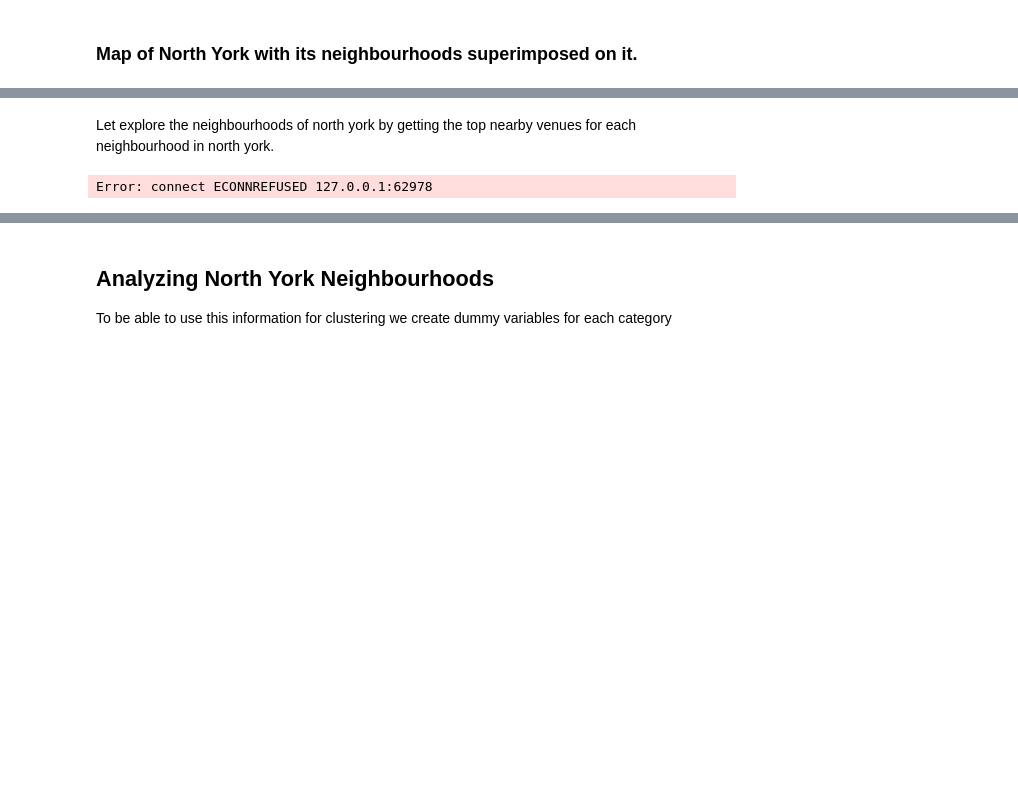
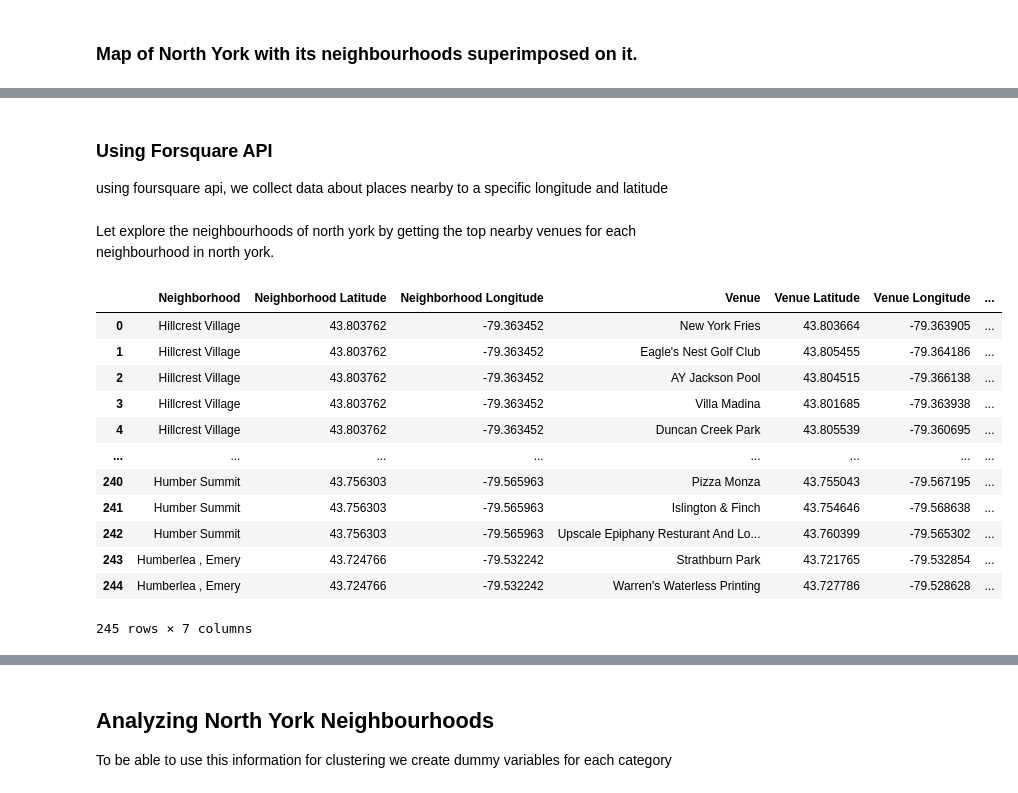
Before and after one commit to Cea-Learning/coursera, a Jupyter notebook: capstone projects/city_of_neighbourhoods.ipynb, the cells around one changed output, grey strips where cells are left out. Saved outputs shown, nothing was run; the diff lists cells and outputs as text; code cells hidden in the pictures; blank space fills up the shorter version.

```diff
--- a/capstone projects/city_of_neighbourhoods.ipynb
+++ b/capstone projects/city_of_neighbourhoods.ipynb
@@ -187 +182,4 @@ SyntaxError: invalid syntax (<ipython-input-14-4ac3bff26eb2>, line 2)
+# %% [markdown]
+### Using Forsquare API
+using foursquare api, we collect data about places nearby to a specific longitude and latitude
 # %%
@@ -232,10 +230,22 @@ def getNearbyVenues(names, latitudes, longitudes, radius=500):
 
     return(nearby_venues)
 # %%
-north_york_venues = getNearbyVenues(north_york_data["Neighborhood"], north_york_data["Latitude"], north_york_data["Longitude"])
+north_york_venues = getNearbyVenues(north_york_data["Neighborhood"], north_york_data["Latitude"], north_york_data["Longitude")
 north_york_venues
 # %% [output]
+|  | Neighborhood | Neighborhood Latitude | Neighborhood Longitude | Venue | Venue Latitude | Venue Longitude | ... |
+| 0 | Hillcrest Village | 43.803762 | -79.363452 | New York Fries | 43.803664 | -79.363905 | ... |
+| 1 | Hillcrest Village | 43.803762 | -79.363452 | Eagle's Nest Golf Club | 43.805455 | -79.364186 | ... |
+| 2 | Hillcrest Village | 43.803762 | -79.363452 | AY Jackson Pool | 43.804515 | -79.366138 | ... |
+| 3 | Hillcrest Village | 43.803762 | -79.363452 | Villa Madina | 43.801685 | -79.363938 | ... |
+| 4 | Hillcrest Village | 43.803762 | -79.363452 | Duncan Creek Park | 43.805539 | -79.360695 | ... |
+| ... | ... | ... | ... | ... | ... | ... | ... |
+| 240 | Humber Summit | 43.756303 | -79.565963 | Pizza Monza | 43.755043 | -79.567195 | ... |
+| 241 | Humber Summit | 43.756303 | -79.565963 | Islington & Finch | 43.754646 | -79.568638 | ... |
+| 242 | Humber Summit | 43.756303 | -79.565963 | Upscale Epiphany Resturant And Lo... | 43.760399 | -79.565302 | ... |
+| 243 | Humberlea , Emery | 43.724766 | -79.532242 | Strathburn Park | 43.721765 | -79.532854 | ... |
+| 244 | Humberlea , Emery | 43.724766 | -79.532242 | Warren's Waterless Printing | 43.727786 | -79.528628 | ... |
-Error: connect ECONNREFUSED 127.0.0.1:62978
+245 rows × 7 columns
 # %%
 
 print(north_york_venues.groupby("Neighborhood").count().shape)
```
Also changed, not shown: parts of 8 cells of this notebook.
